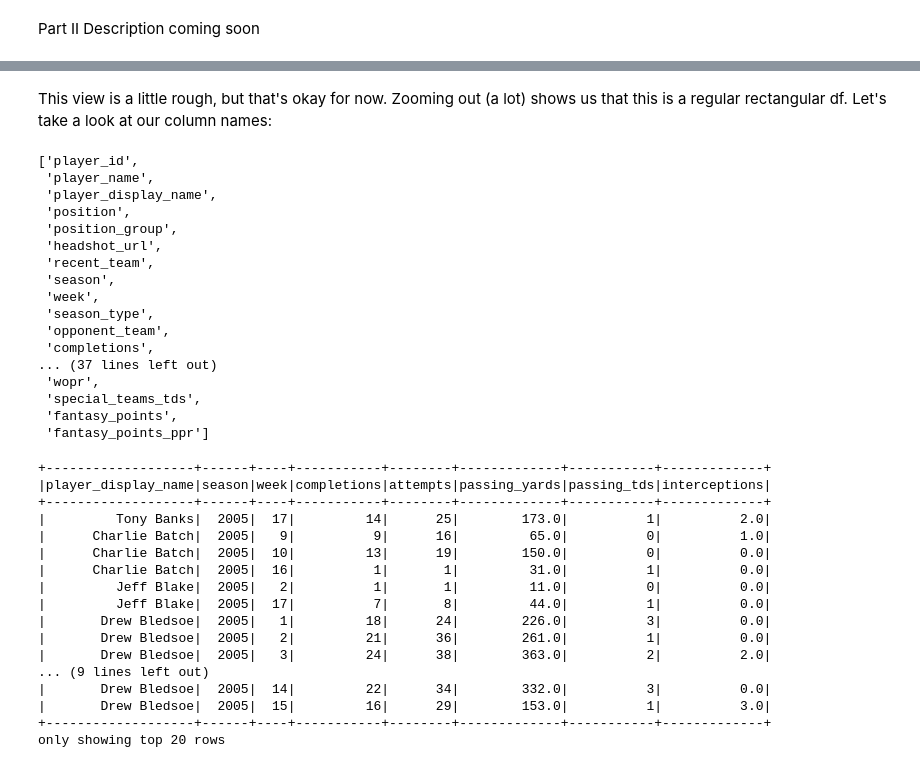
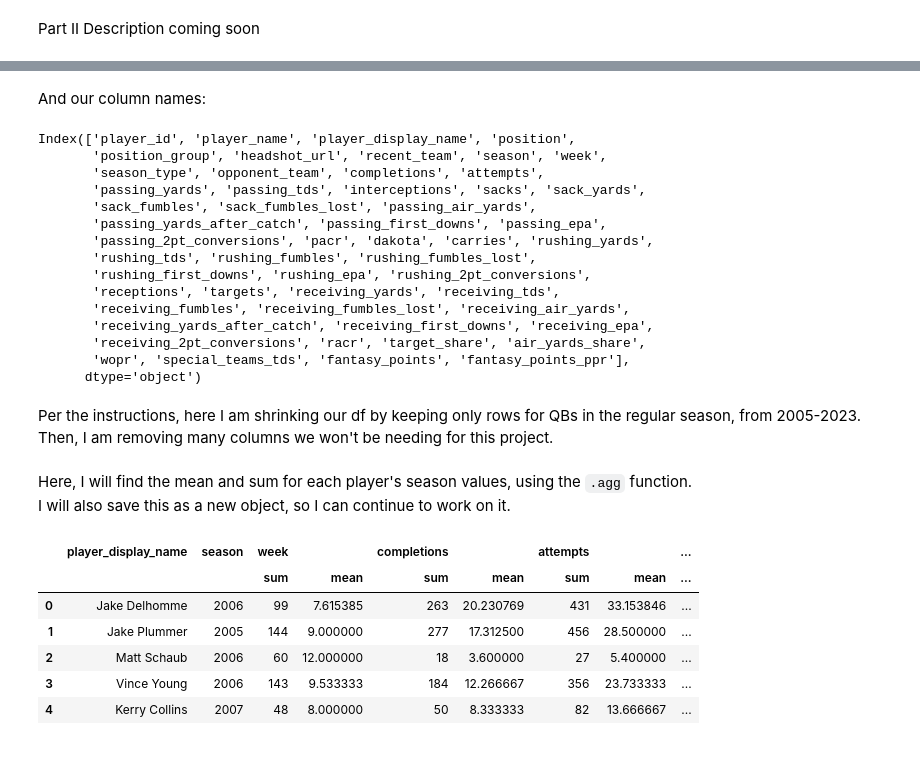
Before and after one commit to tort-cam/ST554Proj2, a Jupyter notebook: Project2.ipynb, the cells around one changed output, grey strips where cells are left out. Cells and saved outputs as stored; diff of their text form; code cells hidden in the pictures.

```diff
--- a/Project2.ipynb
+++ b/Project2.ipynb
@@ -740,24 +738,24 @@ nfl
-# %% [markdown]
-This view is a little rough, but that's okay for now. Zooming out (a lot) shows us that this is a regular rectangular df.
-Let's take a look at our column names:
+# %% [markdown]
+And our column names:
 # %%
-nfl.df.columns
+nfl.columns
 # %% [output]
-['player_id',
- 'player_name',
- 'player_display_name',
- 'position',
- 'position_group',
- 'headshot_url',
- 'recent_team',
- 'season',
- 'week',
- 'season_type',
- 'opponent_team',
- 'completions',
-... (37 lines left out)
- 'wopr',
- 'special_teams_tds',
- 'fantasy_points',
- 'fantasy_points_ppr']
+Index(['player_id', 'player_name', 'player_display_name', 'position',
+       'position_group', 'headshot_url', 'recent_team', 'season', 'week',
+       'season_type', 'opponent_team', 'completions', 'attempts',
+       'passing_yards', 'passing_tds', 'interceptions', 'sacks', 'sack_yards',
+       'sack_fumbles', 'sack_fumbles_lost', 'passing_air_yards',
+       'passing_yards_after_catch', 'passing_first_downs', 'passing_epa',
+       'passing_2pt_conversions', 'pacr', 'dakota', 'carries', 'rushing_yards',
+       'rushing_tds', 'rushing_fumbles', 'rushing_fumbles_lost',
+       'rushing_first_downs', 'rushing_epa', 'rushing_2pt_conversions',
+       'receptions', 'targets', 'receiving_yards', 'receiving_tds',
+       'receiving_fumbles', 'receiving_fumbles_lost', 'receiving_air_yards',
+       'receiving_yards_after_catch', 'receiving_first_downs', 'receiving_epa',
+       'receiving_2pt_conversions', 'racr', 'target_share', 'air_yards_share',
+       'wopr', 'special_teams_tds', 'fantasy_points', 'fantasy_points_ppr'],
+      dtype='object')
+# %% [markdown]
+Per the instructions, here I am shrinking our df by keeping only rows for QBs in the regular season, from 2005-2023. \
+Then, I am removing many columns we won't be needing for this project.
 # %%
@@ -766,20 +769,14 @@ nfl.df = nfl.df.select("player_display_name", "season", "week", "completions", "
+# %% [markdown]
+Here, I will find the mean and sum for each player's season values, using the `.agg` function. \
+I will also save this as a new object, so I can continue to work on it.
 # %%
-nfl.df.show()
+qbsummary = qb.groupby(["player_display_name", "season"]).agg(["sum", "mean"]).reset_index()
+qbsummary[0:5]
 # %% [output]
-+-------------------+------+----+-----------+--------+-------------+-----------+-------------+
-|player_display_name|season|week|completions|attempts|passing_yards|passing_tds|interceptions|
-+-------------------+------+----+-----------+--------+-------------+-----------+-------------+
-|         Tony Banks|  2005|  17|         14|      25|        173.0|          1|          2.0|
-|      Charlie Batch|  2005|   9|          9|      16|         65.0|          0|          1.0|
-|      Charlie Batch|  2005|  10|         13|      19|        150.0|          0|          0.0|
-|      Charlie Batch|  2005|  16|          1|       1|         31.0|          1|          0.0|
-|         Jeff Blake|  2005|   2|          1|       1|         11.0|          0|          0.0|
-|         Jeff Blake|  2005|  17|          7|       8|         44.0|          1|          0.0|
-|       Drew Bledsoe|  2005|   1|         18|      24|        226.0|          3|          0.0|
-|       Drew Bledsoe|  2005|   2|         21|      36|        261.0|          1|          0.0|
-|       Drew Bledsoe|  2005|   3|         24|      38|        363.0|          2|          2.0|
-... (9 lines left out)
-|       Drew Bledsoe|  2005|  14|         22|      34|        332.0|          3|          0.0|
-|       Drew Bledsoe|  2005|  15|         16|      29|        153.0|          1|          3.0|
-+-------------------+------+----+-----------+--------+-------------+-----------+-------------+
-only showing top 20 rows
+|  | player_display_name | season | week |  | completions |  | attempts |  | ... |
+|  |  |  | sum | mean | sum | mean | sum | mean | ... |
+| 0 | Jake Delhomme | 2006 | 99 | 7.615385 | 263 | 20.230769 | 431 | 33.153846 | ... |
+| 1 | Jake Plummer | 2005 | 144 | 9.000000 | 277 | 17.312500 | 456 | 28.500000 | ... |
+| 2 | Matt Schaub | 2006 | 60 | 12.000000 | 18 | 3.600000 | 27 | 5.400000 | ... |
+| 3 | Vince Young | 2006 | 143 | 9.533333 | 184 | 12.266667 | 356 | 23.733333 | ... |
+| 4 | Kerry Collins | 2007 | 48 | 8.000000 | 50 | 8.333333 | 82 | 13.666667 | ... |
```
Also changed, not shown: parts of 40 cells of this notebook.
